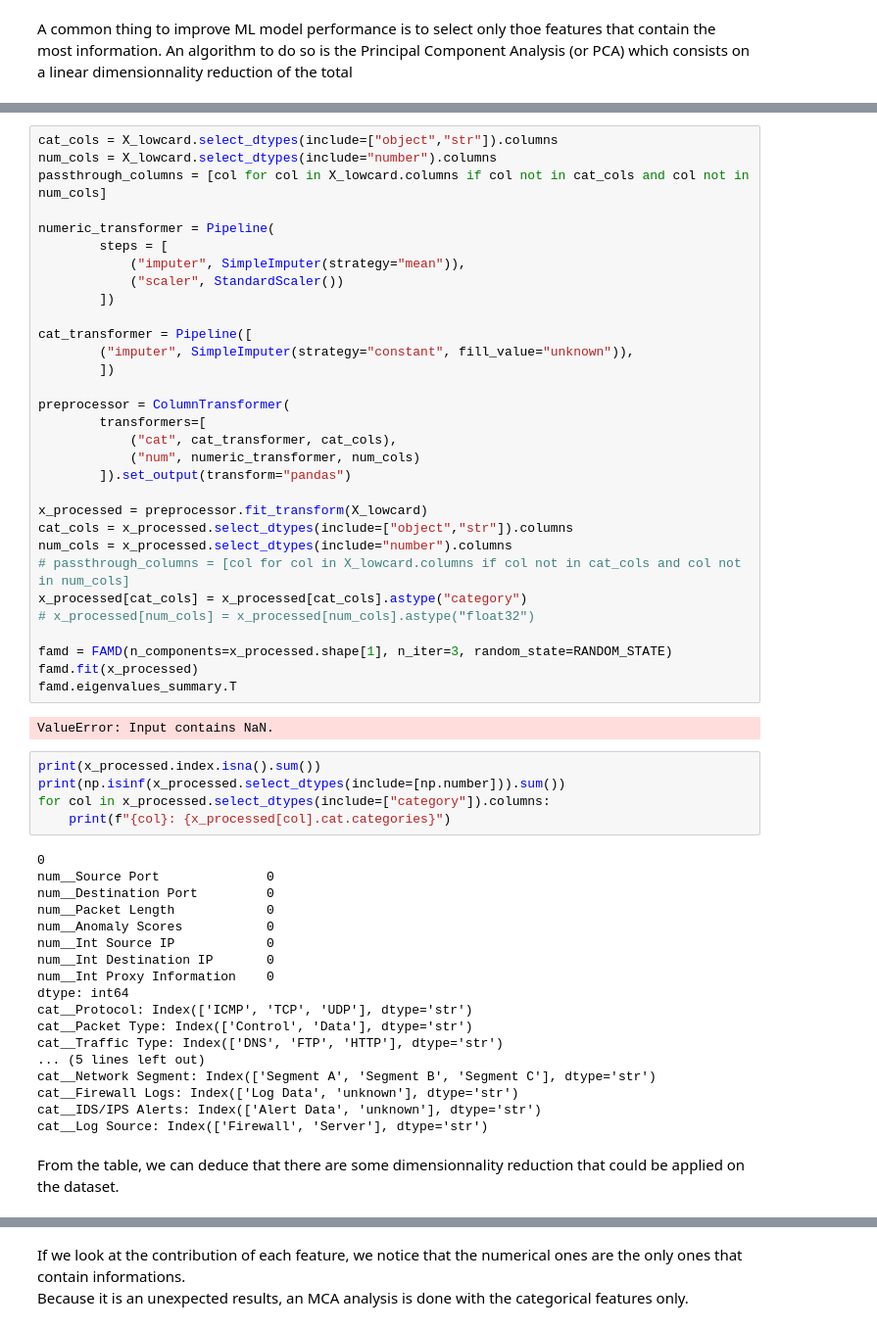
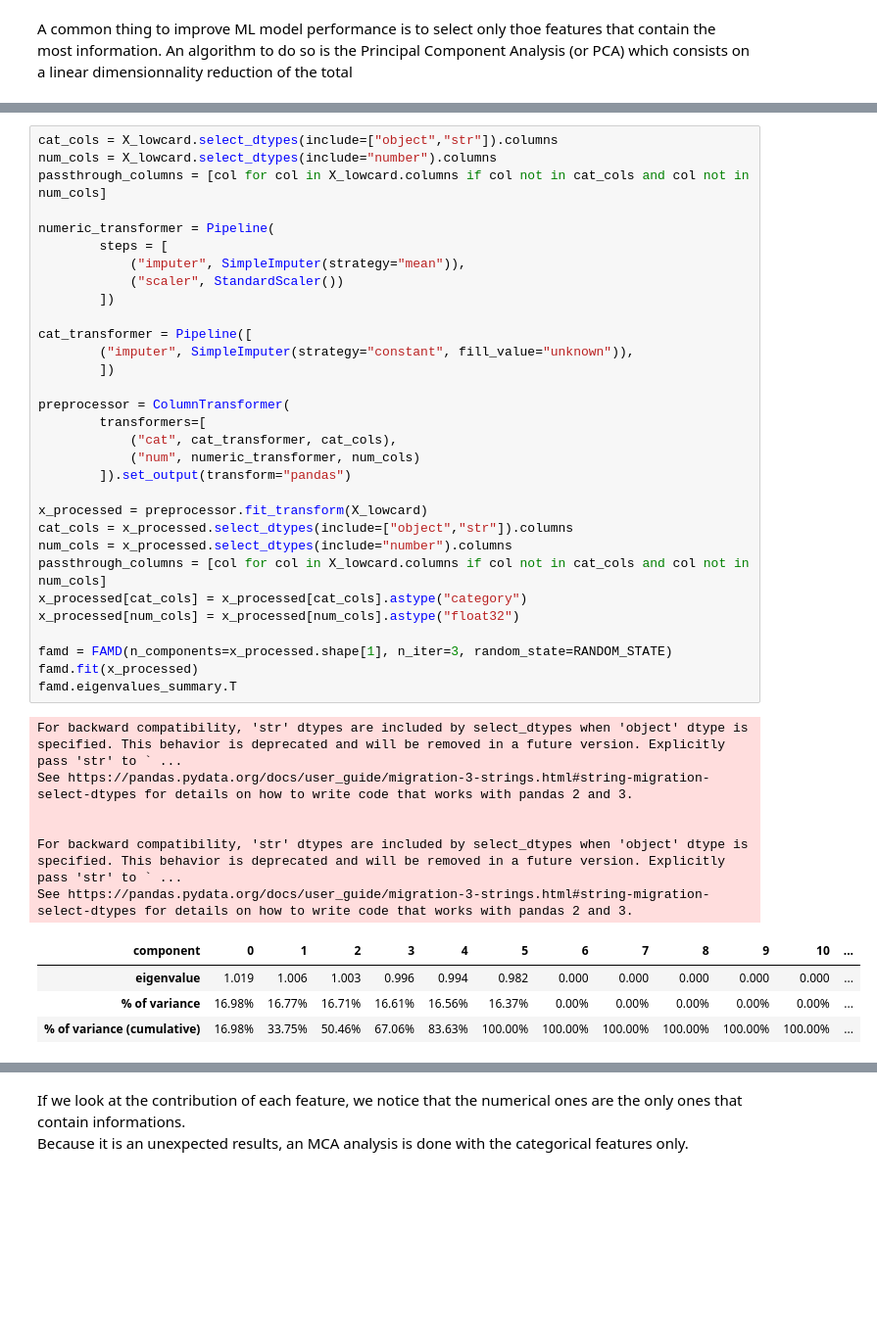
Before and after one commit to florianrst/CyberSecurity_ML, a Jupyter notebook: Main_Notebook.ipynb, the cells around one changed output, grey strips where cells are left out. Shown at 98% size. Saved outputs shown, nothing was run; the diff lists cells and outputs as text; blank space fills up the shorter version.

```diff
--- a/Main_Notebook.ipynb
+++ b/Main_Notebook.ipynb
@@ -554,61 +564,45 @@ Remaining features: Protocol, Packet Type, Traffic Type, Malware Indicators, Ale
 # %%
 cat_cols = X_lowcard.select_dtypes(include=["object","str"]).columns
 num_cols = X_lowcard.select_dtypes(include="number").columns
 passthrough_columns = [col for col in X_lowcard.columns if col not in cat_cols and col not in num_cols]
 
 numeric_transformer = Pipeline(
         steps = [
             ("imputer", SimpleImputer(strategy="mean")),
             ("scaler", StandardScaler())
         ])
 
 cat_transformer = Pipeline([
         ("imputer", SimpleImputer(strategy="constant", fill_value="unknown")),
         ])
 
 preprocessor = ColumnTransformer(
         transformers=[
             ("cat", cat_transformer, cat_cols),
             ("num", numeric_transformer, num_cols)
         ]).set_output(transform="pandas")
 
 x_processed = preprocessor.fit_transform(X_lowcard)
 cat_cols = x_processed.select_dtypes(include=["object","str"]).columns
 num_cols = x_processed.select_dtypes(include="number").columns
-# passthrough_columns = [col for col in X_lowcard.columns if col not in cat_cols and col not in num_cols]
+passthrough_columns = [col for col in X_lowcard.columns if col not in cat_cols and col not in num_cols]
 x_processed[cat_cols] = x_processed[cat_cols].astype("category")
-# x_processed[num_cols] = x_processed[num_cols].astype("float32")
+x_processed[num_cols] = x_processed[num_cols].astype("float32")
 
 famd = FAMD(n_components=x_processed.shape[1], n_iter=3, random_state=RANDOM_STATE)
 famd.fit(x_processed)
 famd.eigenvalues_summary.T
 # %% [output]
-ValueError: Input contains NaN.
+For backward compatibility, 'str' dtypes are included by select_dtypes when 'object' dtype is specified. This behavior is deprecated and will be removed in a future version. Explicitly pass 'str' to ` ...
+See https://pandas.pydata.org/docs/user_guide/migration-3-strings.html#string-migration-select-dtypes for details on how to write code that works with pandas 2 and 3.
+
+
+For backward compatibility, 'str' dtypes are included by select_dtypes when 'object' dtype is specified. This behavior is deprecated and will be removed in a future version. Explicitly pass 'str' to ` ...
+See https://pandas.pydata.org/docs/user_guide/migration-3-strings.html#string-migration-select-dtypes for details on how to write code that works with pandas 2 and 3.
+| component | 0 | 1 | 2 | 3 | 4 | 5 | 6 | 7 | 8 | 9 | 10 | ... |
+| eigenvalue | 1.019 | 1.006 | 1.003 | 0.996 | 0.994 | 0.982 | 0.000 | 0.000 | 0.000 | 0.000 | 0.000 | ... |
+| % of variance | 16.98% | 16.77% | 16.71% | 16.61% | 16.56% | 16.37% | 0.00% | 0.00% | 0.00% | 0.00% | 0.00% | ... |
+| % of variance (cumulative) | 16.98% | 33.75% | 50.46% | 67.06% | 83.63% | 100.00% | 100.00% | 100.00% | 100.00% | 100.00% | 100.00% | ... |
-# %%
-print(x_processed.index.isna().sum())
-print(np.isinf(x_processed.select_dtypes(include=[np.number])).sum())
-for col in x_processed.select_dtypes(include=["category"]).columns:
-    print(f"{col}: {x_processed[col].cat.categories}")
-# %% [output]
-0
-num__Source Port              0
-num__Destination Port         0
-num__Packet Length            0
-num__Anomaly Scores           0
-num__Int Source IP            0
-num__Int Destination IP       0
-num__Int Proxy Information    0
-dtype: int64
-cat__Protocol: Index(['ICMP', 'TCP', 'UDP'], dtype='str')
-cat__Packet Type: Index(['Control', 'Data'], dtype='str')
-cat__Traffic Type: Index(['DNS', 'FTP', 'HTTP'], dtype='str')
-... (5 lines left out)
-cat__Network Segment: Index(['Segment A', 'Segment B', 'Segment C'], dtype='str')
-cat__Firewall Logs: Index(['Log Data', 'unknown'], dtype='str')
-cat__IDS/IPS Alerts: Index(['Alert Data', 'unknown'], dtype='str')
-cat__Log Source: Index(['Firewall', 'Server'], dtype='str')
-# %% [markdown]
-From the table, we can deduce that there are some dimensionnality reduction that could be applied on the dataset.
 # %%
 famd.column_contributions_.style.format('{:.0%}')
 # %% [output]
```
Also changed, not shown: parts of 17 cells of this notebook, 13 other files.
